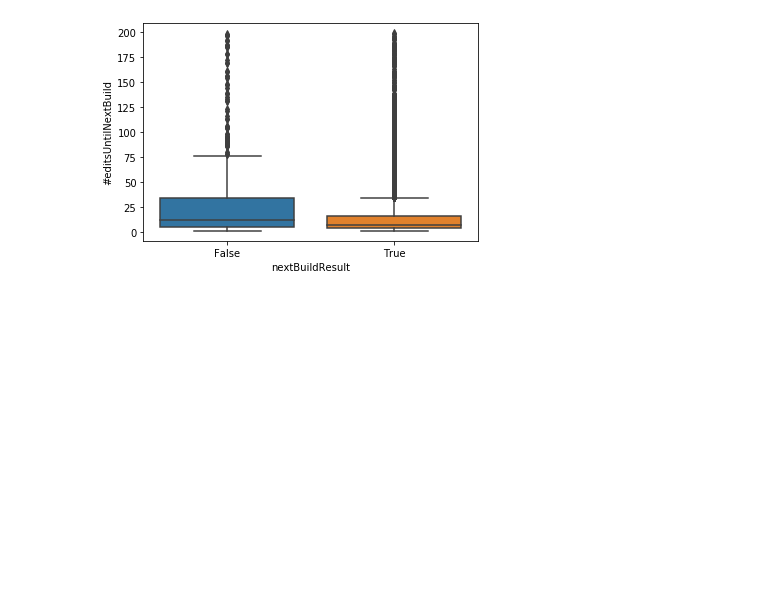
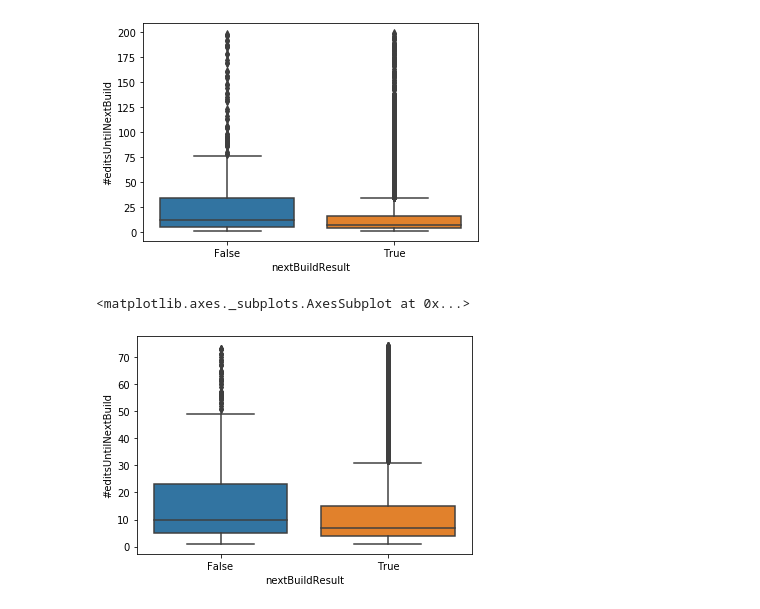
Before and after one commit to sesi200/bigdataanalytics-project, a Jupyter notebook: analysis/edit_since_successful_build.ipynb, the cells around one changed output. Cells and saved outputs as stored; diff of their text form; code cells hidden in the pictures; blank space fills up the shorter version.

```diff
--- a/analysis/edit_since_successful_build.ipynb
+++ b/analysis/edit_since_successful_build.ipynb
@@ -205,5 +222,6 @@ df1=df.loc[(df["#editsUntilNextBuild"]>0) & (df["#editsUntilNextBuild"]<200)]
 # %%
-df1.groupby("nextBuildResult").agg({"#editsUntilNextBuild":["count","mean","max"]})
+df2=df.loc[(df["#editsUntilNextBuild"]>0) & (df["#editsUntilNextBuild"]<75)]
+df2.groupby("nextBuildResult").agg({"#editsUntilNextBuild":["count","mean","max"]})
 # %% [output]
 |  | #editsUntilNextBuild |  |  |
 |  | count | mean | max |
@@ -215,3 +233,8 @@ sns.boxplot(x=df1["nextBuildResult"], y=df1["#editsUntilNextBuild"])
 # %% [output]
 <matplotlib.axes._subplots.AxesSubplot at 0x...>
 [figure]
+# %%
+sns.boxplot(x=df2["nextBuildResult"], y=df2["#editsUntilNextBuild"])
+# %% [output]
+<matplotlib.axes._subplots.AxesSubplot at 0x...>
+[figure, added]
```
Also changed, not shown: parts of 28 cells of this notebook.
